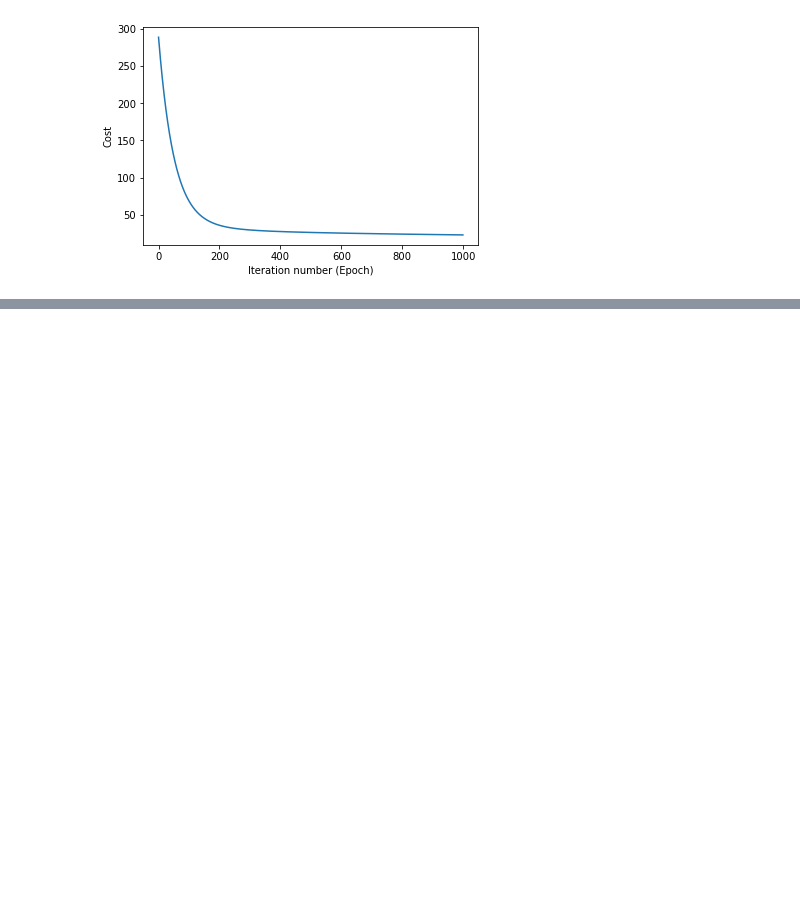
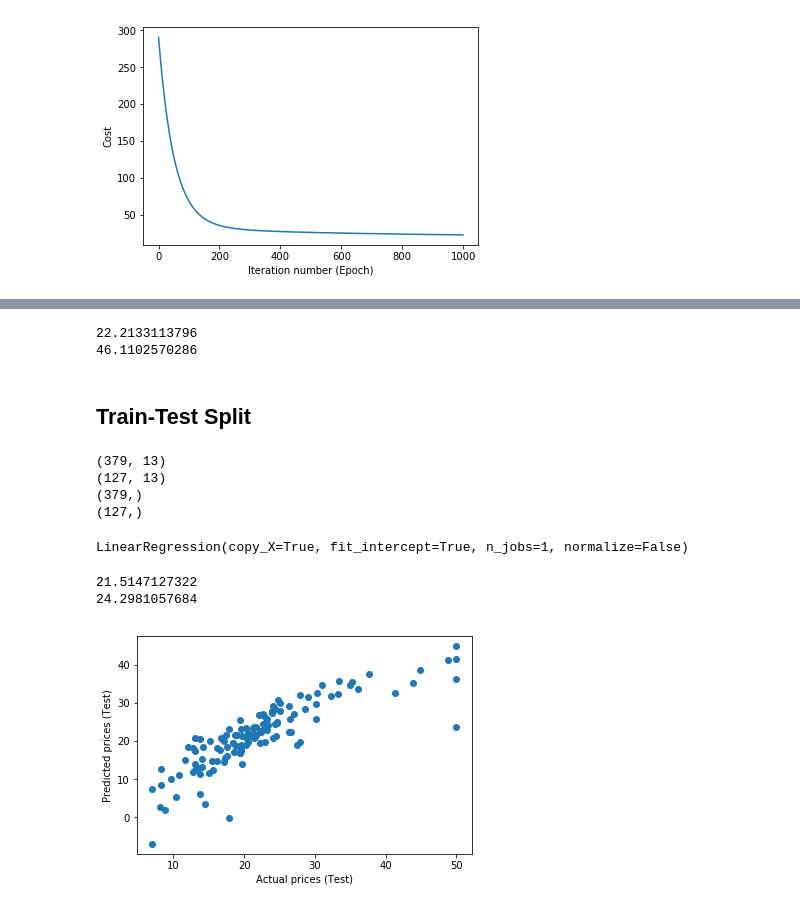
Before and after one commit to caisplusplus/fc18-linear-regression-workshop, a Jupyter notebook: LinReg.ipynb, the cells around one changed output, grey strips where cells are left out. Saved outputs shown, nothing was run; the diff lists cells and outputs as text; code cells hidden in the pictures; blank space fills up the shorter version.

```diff
--- a/LinReg.ipynb
+++ b/LinReg.ipynb
@@ -190,0 +204,6 @@ plt.show()
+# %%
+from sklearn import linear_model
+regr = linear_model.LinearRegression()
+# %%
+# Yep it's that easy
+regr.fit(data, target)
@@ -190,0 +230,39 @@ plt.show()
+# %%
+from sklearn.metrics import mean_squared_error
+print(mean_squared_error(target, regr.predict(data)))
+print(mean_squared_error(target, new_hypotheses)) # sklearn doesn't divide by 2
+# %% [output]
+22.2133113796
+46.1102570286
+# %% [markdown]
+## Train-Test Split
+# %%
+from sklearn.model_selection import train_test_split
+
+X_train, X_test, Y_train, Y_test = train_test_split(data, target, test_size = 0.25, random_state = 5)
+print(X_train.shape)
+print(X_test.shape)
+print(Y_train.shape)
+print(Y_test.shape)
+# %% [output]
+(379, 13)
+(127, 13)
+(379,)
+(127,)
+# %%
+regr.fit(X_train, Y_train)
+# %% [output]
+LinearRegression(copy_X=True, fit_intercept=True, n_jobs=1, normalize=False)
+# %%
+print(mean_squared_error(Y_train, regr.predict(X_train)))
+print(mean_squared_error(Y_test, regr.predict(X_test)))
+# %% [output]
+21.5147127322
+24.2981057684
+# %%
+plt.scatter(Y_test, regr.predict(X_test))
+plt.xlabel("Actual prices (Test)")
+plt.ylabel("Predicted prices (Test)")
+plt.show()
+# %% [output]
+[figure, added]
```
Also changed, not shown: parts of 33 cells of this notebook.
